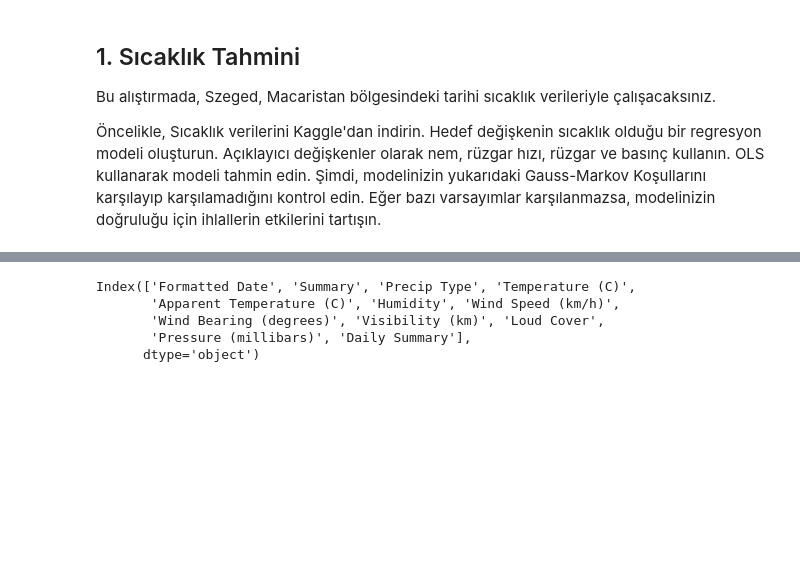
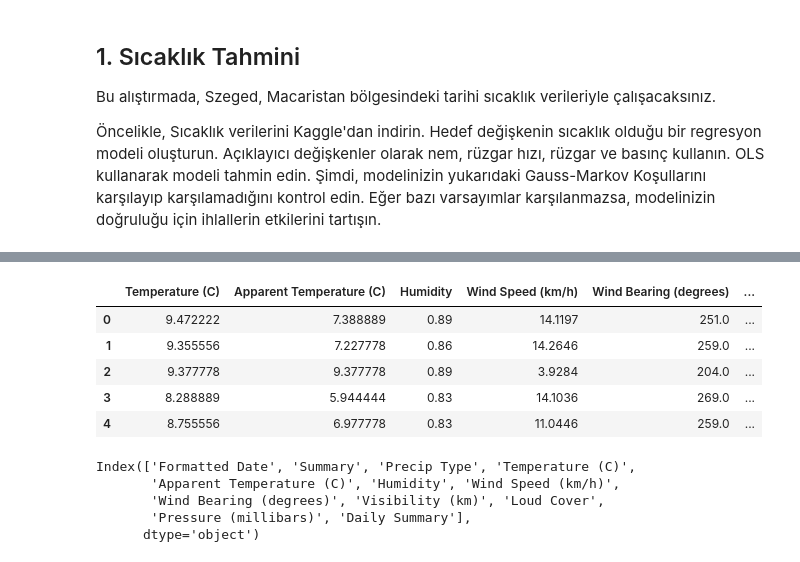
Before and after one commit to EceDolen/Bootcamp_-Bolum_6, a Jupyter notebook: Regresyon_Odev_3_Sıcaklık_Tahmini.ipynb, the cells around one changed output, grey strips where cells are left out. Saved outputs shown, nothing was run; the diff lists cells and outputs as text; code cells hidden in the pictures; blank space fills up the shorter version.

```diff
--- a/Regresyon_Odev_3_Sıcaklık_Tahmini.ipynb
+++ b/Regresyon_Odev_3_Sıcaklık_Tahmini.ipynb
@@ -26,6 +26,15 @@ sicaklik.head()
 | 2 | 2006-04-01 02:00:00.000 +0200 | Mostly Cloudy | rain | 9.377778 | 9.377778 | 0.89 | ... |
 | 3 | 2006-04-01 03:00:00.000 +0200 | Partly Cloudy | rain | 8.288889 | 5.944444 | 0.83 | ... |
 | 4 | 2006-04-01 04:00:00.000 +0200 | Mostly Cloudy | rain | 8.755556 | 6.977778 | 0.83 | ... |
+# %%
+sicaklik._get_numeric_data().head()
+# %% [output]
+|  | Temperature (C) | Apparent Temperature (C) | Humidity | Wind Speed (km/h) | Wind Bearing (degrees) | ... |
+| 0 | 9.472222 | 7.388889 | 0.89 | 14.1197 | 251.0 | ... |
+| 1 | 9.355556 | 7.227778 | 0.86 | 14.2646 | 259.0 | ... |
+| 2 | 9.377778 | 9.377778 | 0.89 | 3.9284 | 204.0 | ... |
+| 3 | 8.288889 | 5.944444 | 0.83 | 14.1036 | 269.0 | ... |
+| 4 | 8.755556 | 6.977778 | 0.83 | 11.0446 | 259.0 | ... |
 # %%
 sicaklik.columns
 # %% [output]
```
Also changed, not shown: parts of 2 cells of this notebook.
